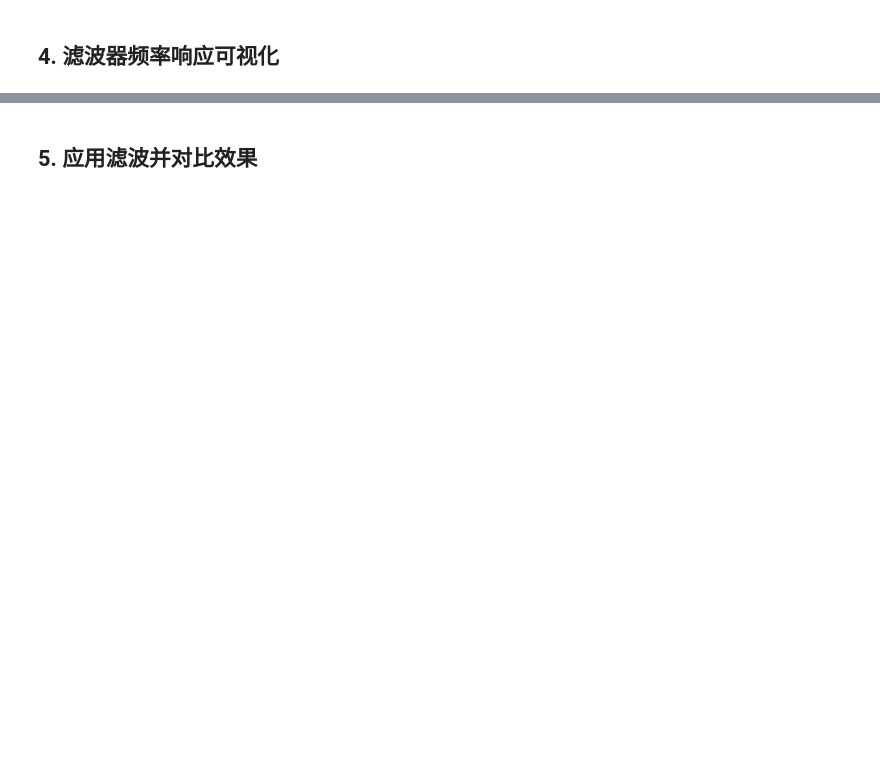
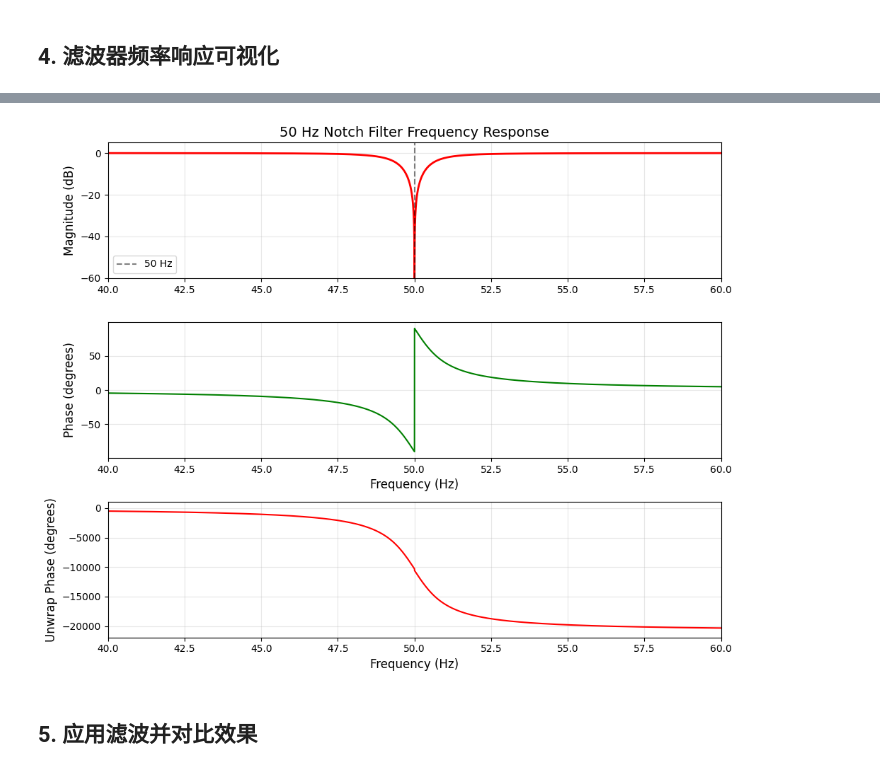
Before and after one commit to usstziyi/openbci-3, a Jupyter notebook: notebooks/unit_03_signal_processing.ipynb, the cells around one changed output, grey strips where cells are left out. Saved outputs shown, nothing was run; the diff lists cells and outputs as text; code cells hidden in the pictures; blank space fills up the shorter version.

```diff
--- a/notebooks/unit_03_signal_processing.ipynb
+++ b/notebooks/unit_03_signal_processing.ipynb
@@ -258,26 +331,36 @@ plt.show()
 # %%
 # 可视化陷波滤波器的频率响应
-fig, (ax1, ax2) = plt.subplots(2, 1, figsize=(10, 8))
+fig, (ax1, ax2, ax3) = plt.subplots(3, 1, figsize=(10, 8))
 
-w_notch, h_notch = signal.freqz(notch_b, notch_a, worN=1024, fs=250)
+w_notch, h_notch = signal.freqz(notch_b, notch_a, worN=65536, fs=250)
 
 ax1.plot(w_notch, 20 * np.log10(np.maximum(abs(h_notch), 1e-10)), 'r', linewidth=2)
 ax1.set_title('50 Hz Notch Filter Frequency Response', fontsize=14)
 ax1.set_ylabel('Magnitude (dB)', fontsize=12)
 ax1.set_xlim(40, 60)
 ax1.set_ylim(-60, 5)
 ax1.grid(True, alpha=0.3)
 ax1.axvline(x=50, color='k', linestyle='--', alpha=0.5, label='50 Hz')
 ax1.legend()
 
-ax2.plot(w_notch, np.angle(h_notch) * 180 / np.pi, 'g', linewidth=1.5)
+phase = np.angle(h_notch) * 180 / np.pi
+ax2.plot(w_notch, phase, 'g', linewidth=1.5)
 ax2.set_xlabel('Frequency (Hz)', fontsize=12)
 ax2.set_ylabel('Phase (degrees)', fontsize=12)
 ax2.set_xlim(40, 60)
 ax2.grid(True, alpha=0.3)
 
+phase2 = np.unwrap(phase) * 360 / np.pi
+ax3.plot(w_notch, phase2, 'r', linewidth=1.5)
+ax3.set_xlabel('Frequency (Hz)', fontsize=12)
+ax3.set_ylabel('Unwrap Phase (degrees)', fontsize=12)
+ax3.set_xlim(40, 60)
+ax3.grid(True, alpha=0.3)
+
 plt.tight_layout()
 plt.show()
+# %% [output]
+[figure, added]
 # %% [markdown]
 ## 5. 应用滤波并对比效果
 # %%
```
Also changed, not shown: parts of 12 cells of this notebook.
